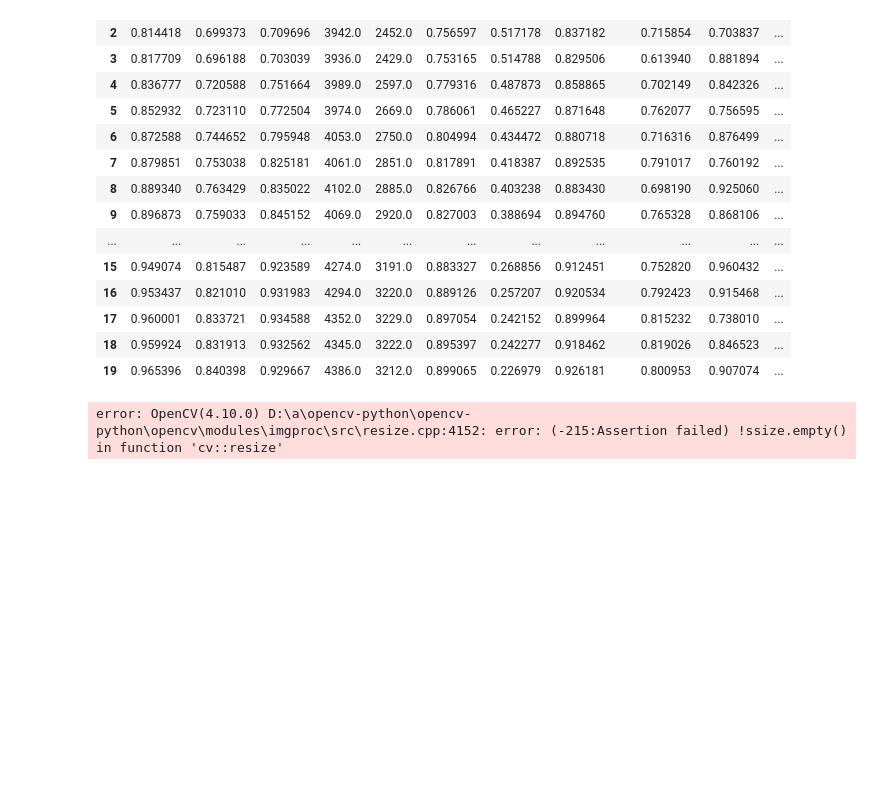
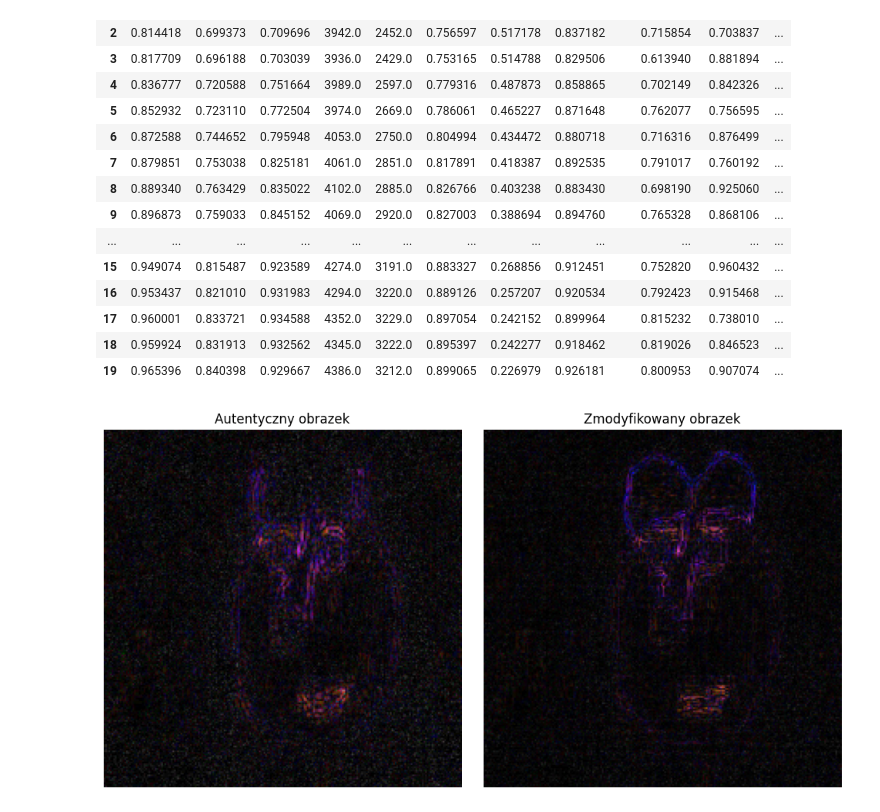
Before and after one commit to fmargul/multimedia, a Jupyter notebook: ela_rgb.ipynb, the cells around one changed output. Saved outputs shown, nothing was run; the diff lists cells and outputs as text; code cells hidden in the pictures; blank space fills up the shorter version.

```diff
--- a/ela_rgb.ipynb
+++ b/ela_rgb.ipynb
@@ -235,29 +235,30 @@ history_df
 | 19 | 0.965396 | 0.840398 | 0.929667 | 4386.0 | 3212.0 | 0.899065 | 0.226979 | 0.926181 | 0.800953 | 0.907074 | ... |
 # %%
 # Ścieżki do obrazów
-image_path1 = "C:\\Users\\jakub\\Desktop"
-image_path2 = "C:\\Users\\jakub\\Desktop"
+image_path1 = "C:\\Julia\\Studia\\CASIA2.0_revised\\Au\\Au_art_00011.jpg"
+image_path2 = "C:\\Julia\\Studia\\CASIA2.0_revised\\Tp\\Tp_D_CNN_S_N_art00011_art00014_11841.jpg"
 
 # Przetwarzanie obrazów
 processed_image1 = preprocess_image(image_path1)
 processed_image2 = preprocess_image(image_path2)
 
 # Wyświetlanie obrazów
 plt.figure(figsize=(10, 5))
 
 # Obraz 1
 plt.subplot(1, 2, 1)
 plt.imshow(cv2.cvtColor(processed_image1, cv2.COLOR_BGR2RGB))
-plt.title('Processed authentic image')
+plt.title('Autentyczny obrazek')
 plt.axis('off')
 
 # Obraz 2
 plt.subplot(1, 2, 2)
 plt.imshow(cv2.cvtColor(processed_image2, cv2.COLOR_BGR2RGB))
-plt.title('Processed forged image')
+plt.title('Zmodyfikowany obrazek')
 plt.axis('off')
 
 plt.tight_layout()
+plt.savefig('ela_rgb.svg', format='svg')
 plt.show()
 # %% [output]
-error: OpenCV(4.10.0) D:\a\opencv-python\opencv-python\opencv\modules\imgproc\src\resize.cpp:4152: error: (-215:Assertion failed) !ssize.empty() in function 'cv::resize'
+[figure, added]
```
Also changed, not shown: 8 other files.
